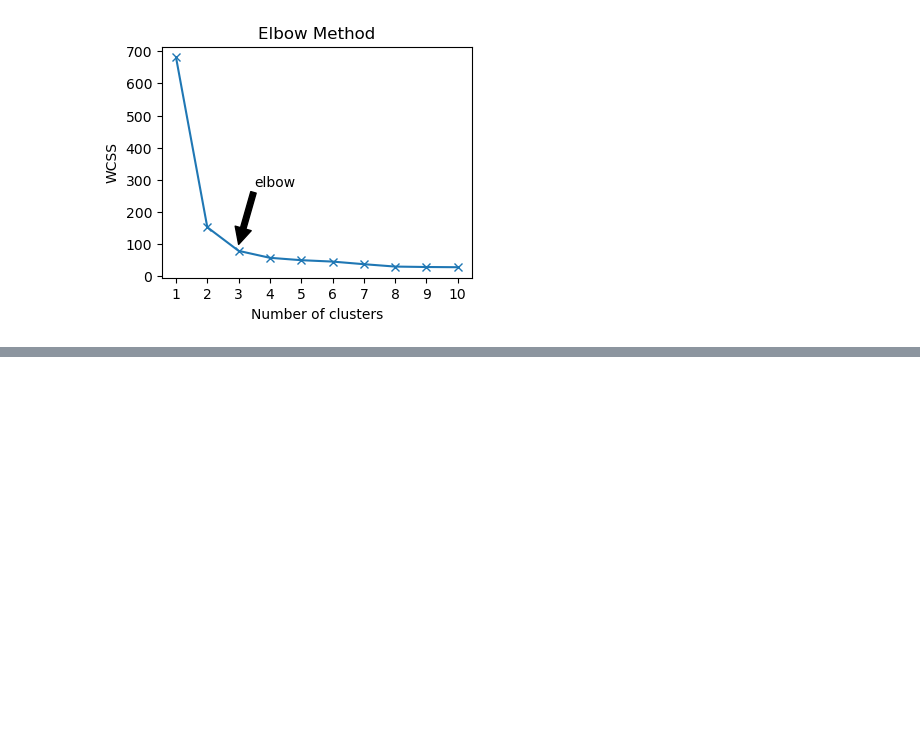
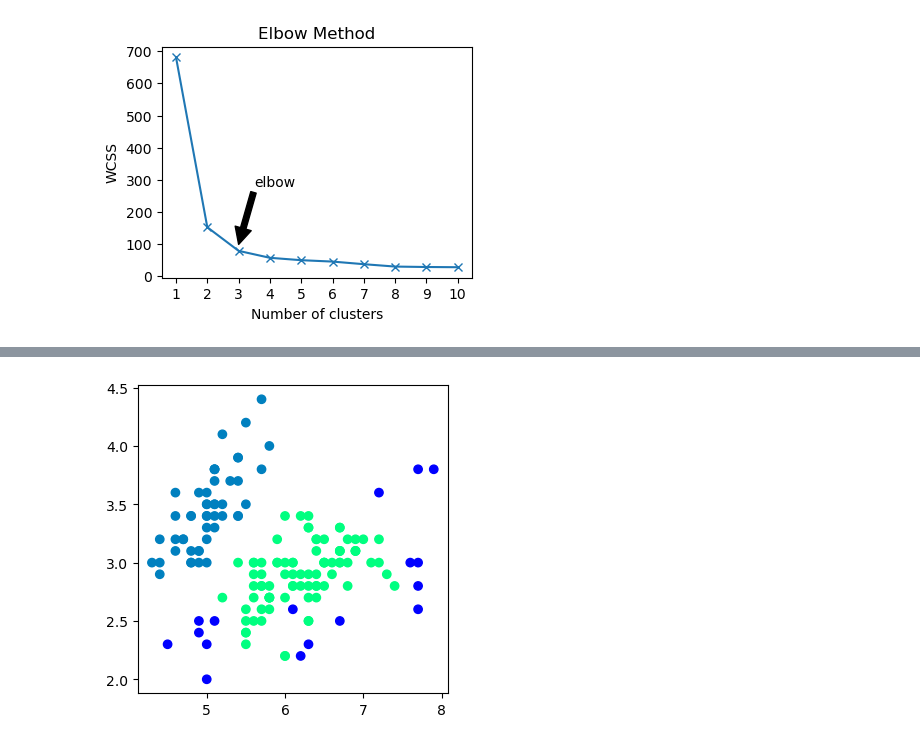
Before and after one commit to hc-sun/python-data-science, a Jupyter notebook: machine_learning.ipynb, the cells around one changed output, grey strips where cells are left out. Saved outputs shown, nothing was run; the diff lists cells and outputs as text; code cells hidden in the pictures; blank space fills up the shorter version.

Commit message:
added dbscan

```diff
--- a/machine_learning.ipynb
+++ b/machine_learning.ipynb
@@ -716,0 +721,14 @@ plt.show()
+# %%
+from sklearn.cluster import DBSCAN
+
+# dbscan has two parameters
+# eps: the maximum distance between two samples for one to be considered as in the neighborhood of the other
+# min_samples: the number of samples in a neighborhood for a point to be considered as a core point
+dbscan = DBSCAN(eps=0.5, min_samples=5)
+labels = dbscan.fit_predict(X)
+
+plt.figure(figsize=(4, 4))
+plt.scatter(X[:, 0], X[:, 1], c=labels, cmap='winter')
+plt.show()
+# %% [output]
+[figure, added]
```
Also changed, not shown: parts of 1 cell of this notebook.
